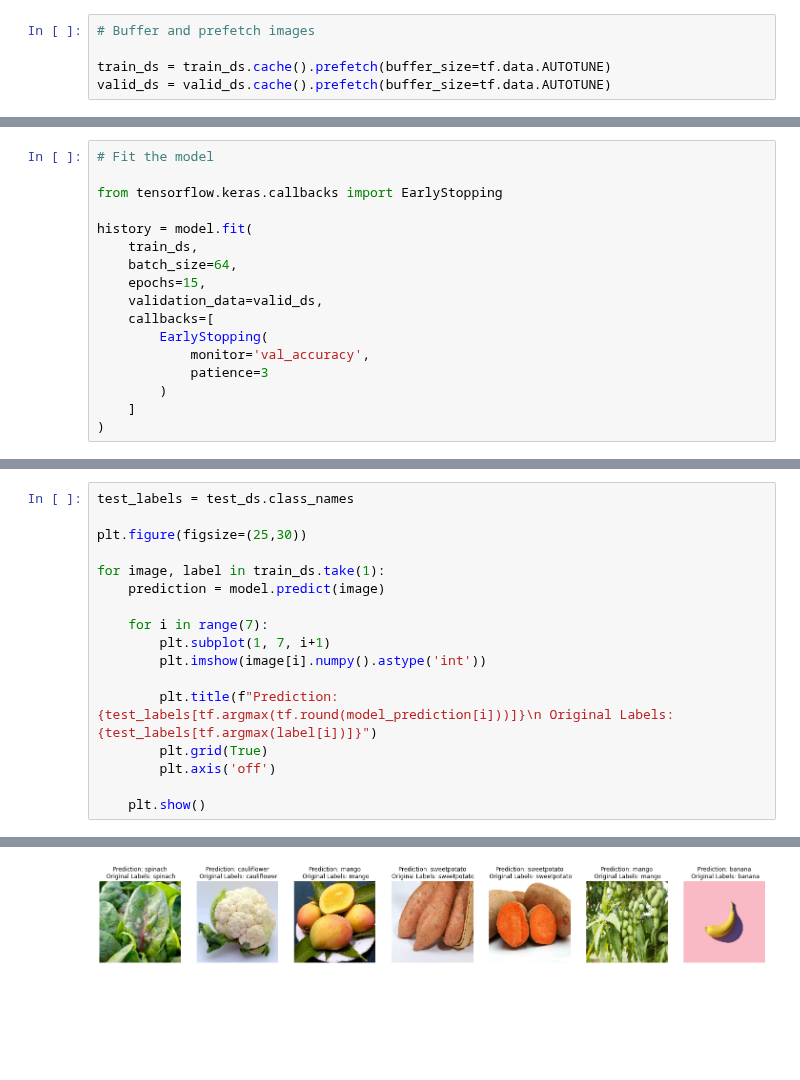
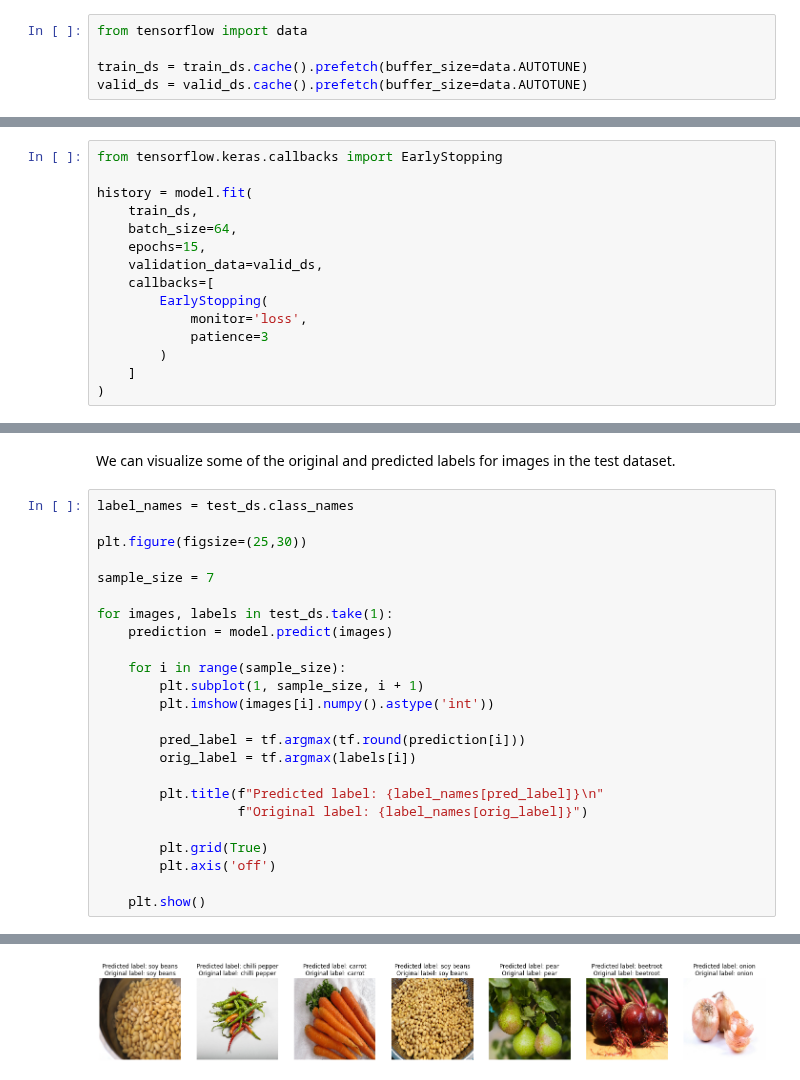
Before and after one commit to krebso/zelovoc, a Jupyter notebook: tf_model.ipynb, the cells around one changed output, grey strips where cells are left out. Saved outputs shown, nothing was run; the diff lists cells and outputs as text; blank space fills up the shorter version.

Commit message:
improve tf_model

```diff
--- a/tf_model.ipynb
+++ b/tf_model.ipynb
@@ -31,5 +41,5 @@ data_augmentation = keras.Sequential([
 # %%
-# Buffer and prefetch images
+from tensorflow import data
 
-train_ds = train_ds.cache().prefetch(buffer_size=tf.data.AUTOTUNE)
-valid_ds = valid_ds.cache().prefetch(buffer_size=tf.data.AUTOTUNE)
+train_ds = train_ds.cache().prefetch(buffer_size=data.AUTOTUNE)
+valid_ds = valid_ds.cache().prefetch(buffer_size=data.AUTOTUNE)
@@ -91,6 +112,4 @@ tf.compat.v1.logging.set_verbosity(
 # %%
-# Fit the model
-
 from tensorflow.keras.callbacks import EarlyStopping
 
 history = model.fit(
@@ -100,7 +119,7 @@ history = model.fit(
     validation_data=valid_ds,
     callbacks=[
         EarlyStopping(
-            monitor='val_accuracy',
+            monitor='loss',
             patience=3
         )
     ]
@@ -144,16 +183,25 @@ model.evaluate(valid_ds, verbose=1)
+# %% [markdown]
+We can visualize some of the original and predicted labels for images in the test dataset.
 # %%
-test_labels = test_ds.class_names
+label_names = test_ds.class_names
 
 plt.figure(figsize=(25,30))
 
-for image, label in train_ds.take(1):
-    prediction = model.predict(image)
+sample_size = 7
 
-    for i in range(7):
-        plt.subplot(1, 7, i+1)
-        plt.imshow(image[i].numpy().astype('int'))
+for images, labels in test_ds.take(1):
+    prediction = model.predict(images)
 
-        plt.title(f"Prediction: {test_labels[tf.argmax(tf.round(model_prediction[i]))]}\n Original Labels: {test_labels[tf.argmax(label[i])]}")
+    for i in range(sample_size):
+        plt.subplot(1, sample_size, i + 1)
+        plt.imshow(images[i].numpy().astype('int'))
+
+        pred_label = tf.argmax(tf.round(prediction[i]))
+        orig_label = tf.argmax(labels[i])
+
+        plt.title(f"Predicted label: {label_names[pred_label]}\n"
+                  f"Original label: {label_names[orig_label]}")
+
         plt.grid(True)
         plt.axis('off')
 
@@ -162 +212 @@ for image, label in train_ds.take(1):
-[figure, old version]
+[figure, new version]
```
Also changed, not shown: parts of 24 cells of this notebook.
